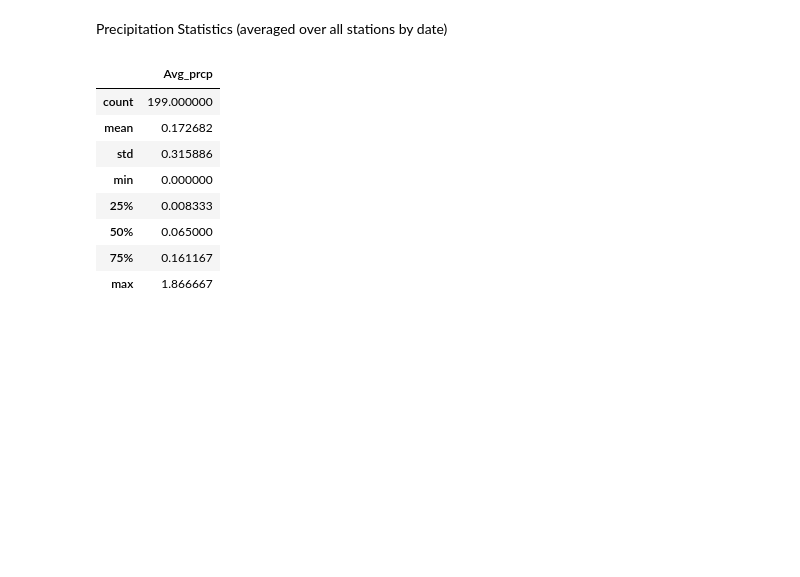
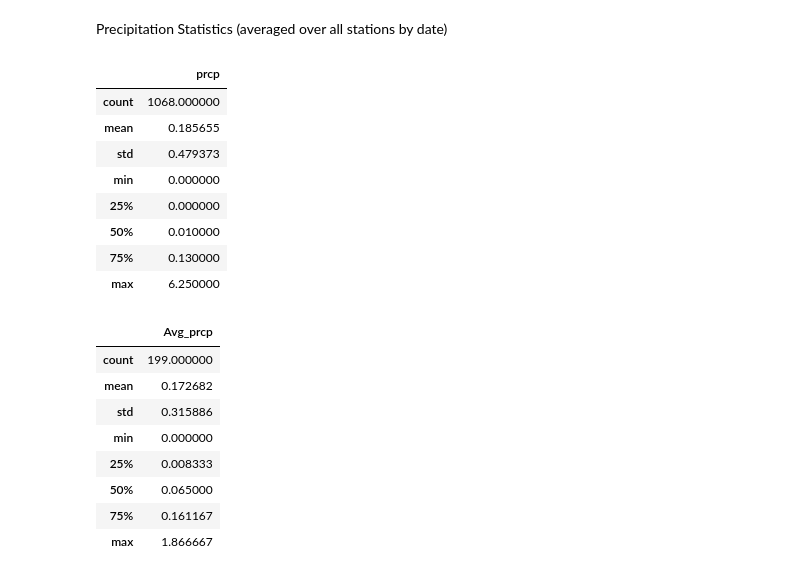
Before and after one commit to avlam/UCB-HW9, a Jupyter notebook: climate_analysis.ipynb, the cells around one changed output. Saved outputs shown, nothing was run; the diff lists cells and outputs as text; code cells hidden in the pictures; blank space fills up the shorter version.

```diff
--- a/climate_analysis.ipynb
+++ b/climate_analysis.ipynb
@@ -63,6 +63,21 @@ plt.show()
 [figure]
 # %% [markdown]
 Precipitation Statistics (averaged over all stations by date)
+# %%
+query_result = session.query(Measurement.date,Measurement.prcp).filter(
+    Measurement.date > (date.today()-timedelta(days = DAYS_IN_YEAR))).order_by(Measurement.date).subquery()
+prcp_df = pd.read_sql_query(query_result,engine)
+prcp_df.describe()
+# %% [output]
+|  | prcp |
+| count | 1068.000000 |
+| mean | 0.185655 |
+| std | 0.479373 |
+| min | 0.000000 |
+| 25% | 0.000000 |
+| 50% | 0.010000 |
+| 75% | 0.130000 |
+| max | 6.250000 |
 # %%
 query_result = session.query(Measurement.date,func.avg(Measurement.prcp).label('Avg_prcp')).filter(
     Measurement.date > (date.today()-timedelta(days = DAYS_IN_YEAR))).group_by(
```
